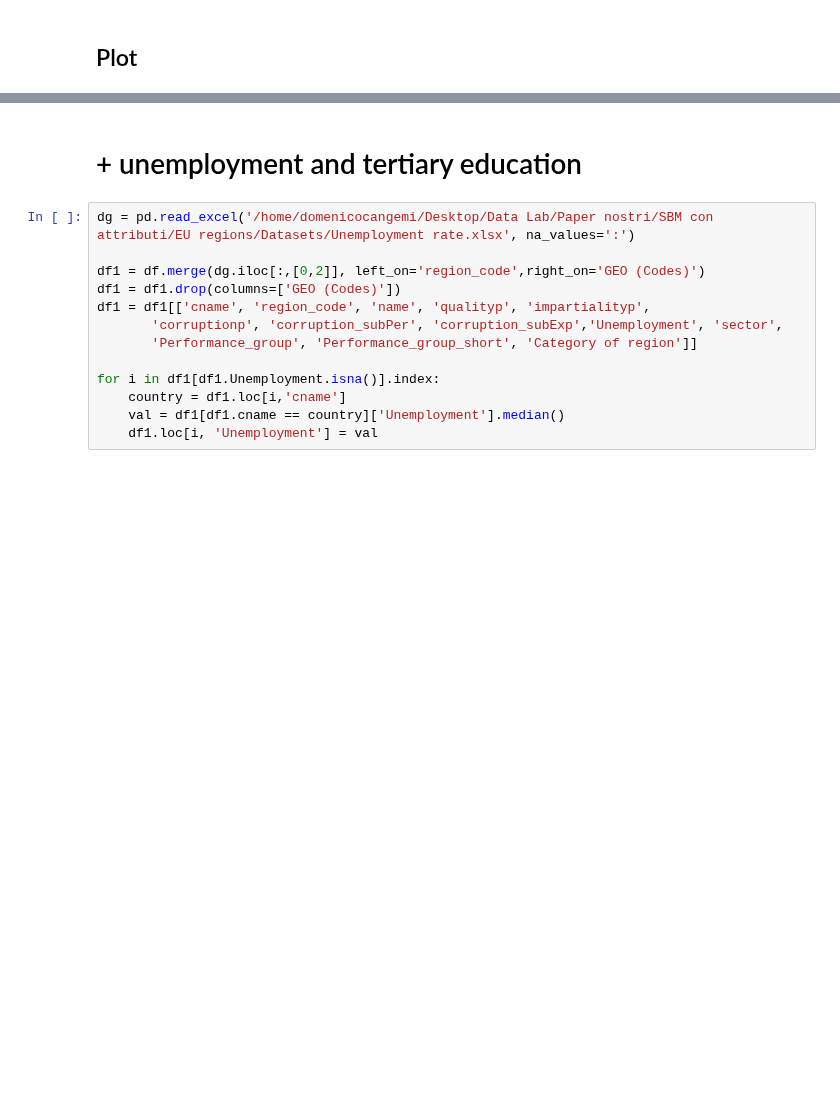
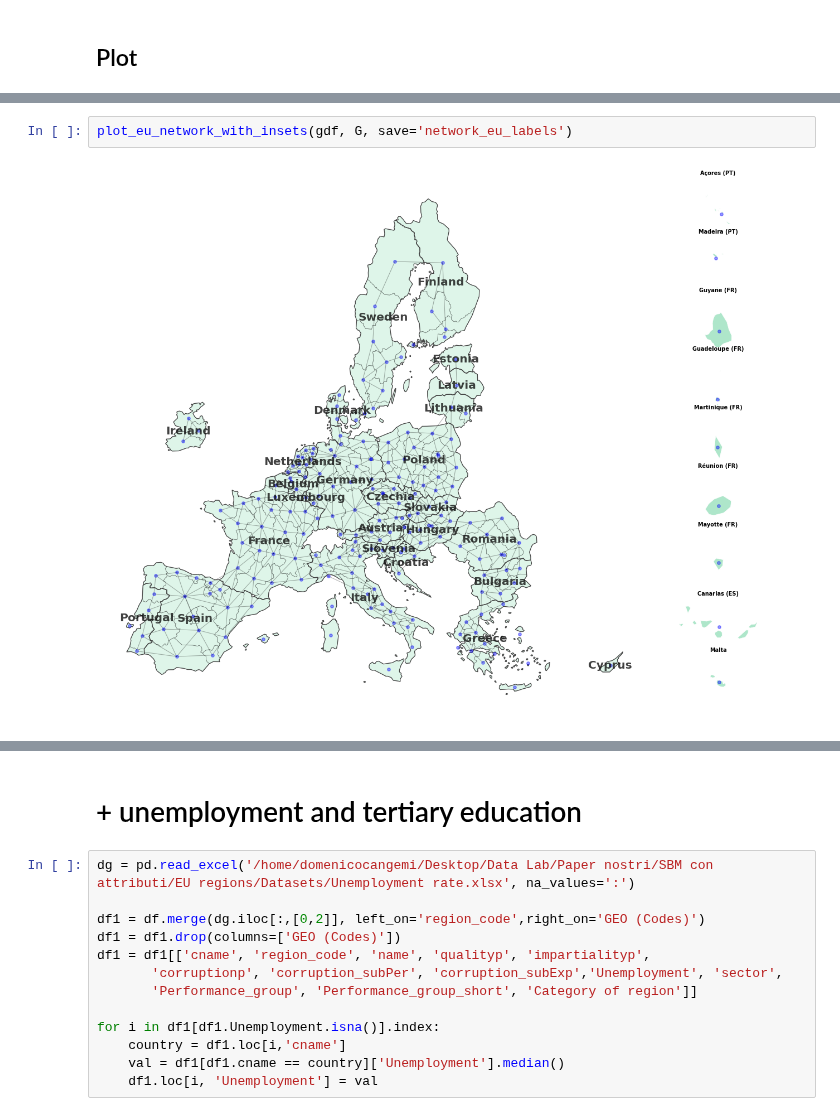
Before and after one commit to DCangemi/SBM-with-mixed-attributes, a Jupyter notebook: EU regions/Eu_regions.ipynb, the cells around one changed output, grey strips where cells are left out. Drawn from its saved outputs; the diff is of its cells as text; blank space fills up the shorter version.

```diff
--- a/EU regions/Eu_regions.ipynb
+++ b/EU regions/Eu_regions.ipynb
@@ -217,3 +283,7 @@ plt.show()
+# %%
+plot_eu_network_with_insets(gdf, G, save='network_eu_labels')
+# %% [output]
+[figure, added]
 # %%
 import matplotlib.patches as mpatches
 
```
Also changed, not shown: parts of 29 cells of this notebook, 9 other files.
